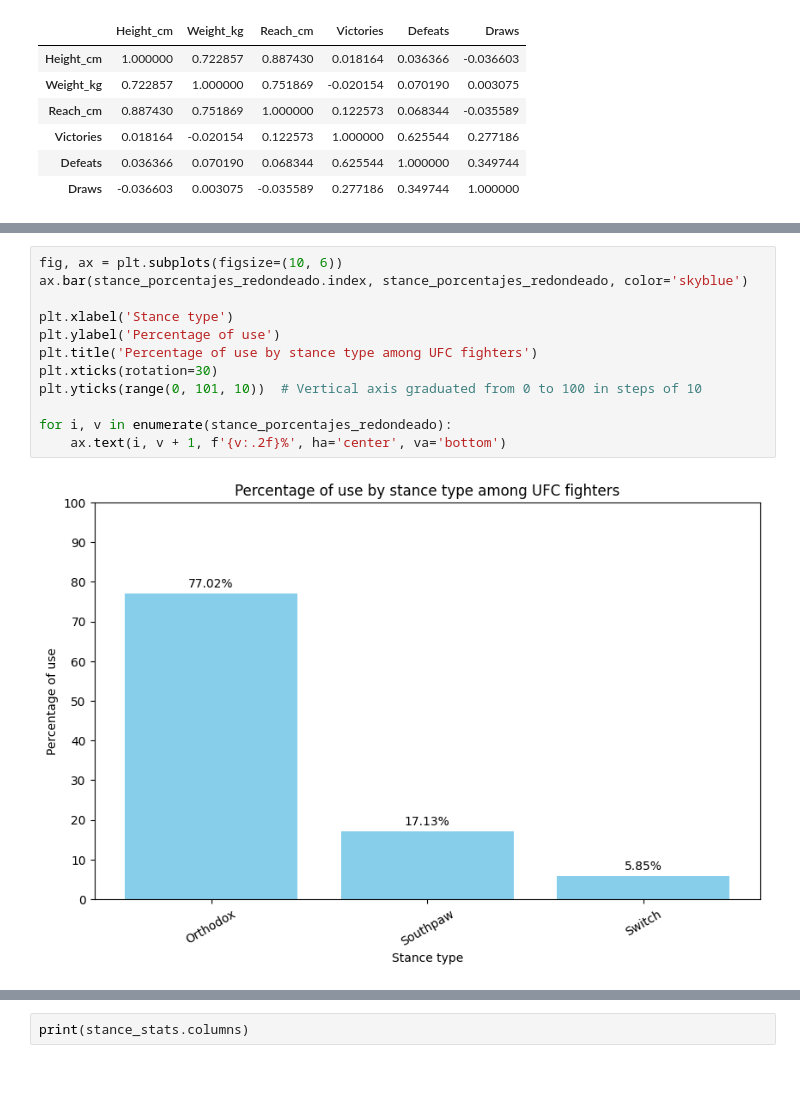
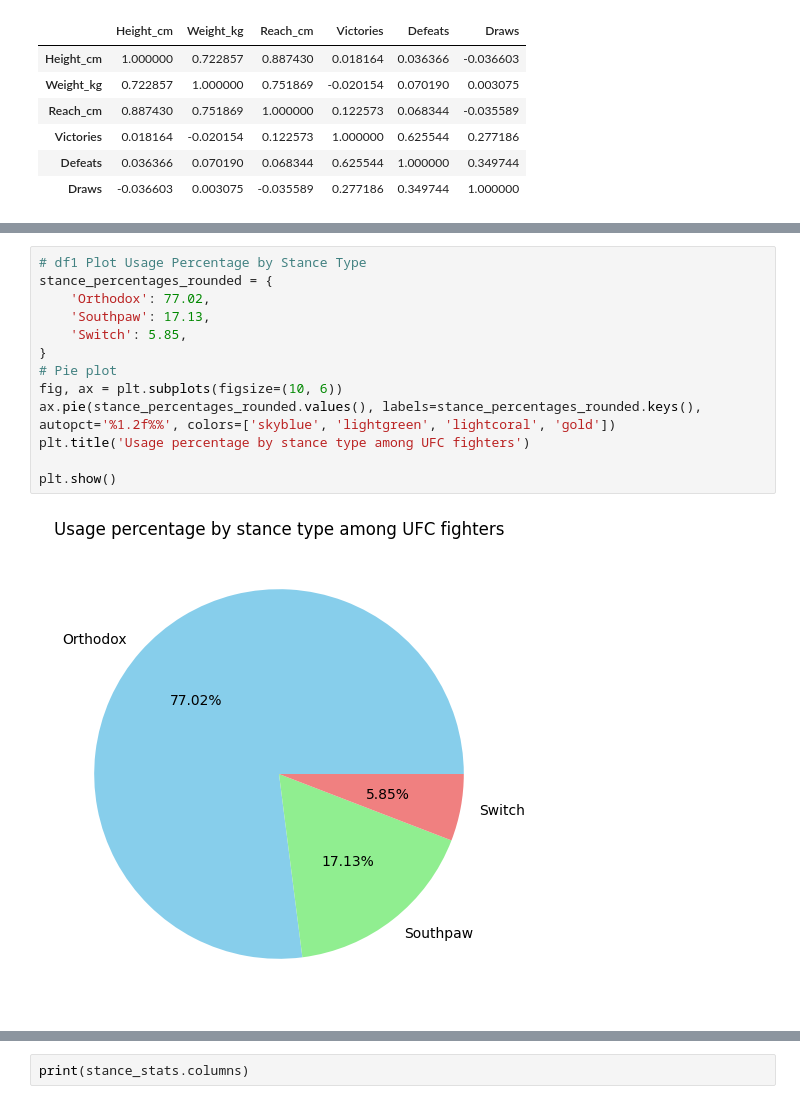
Before and after one commit to nacjacds/EDA-UFC_Fighters_performance, a Jupyter notebook: memory.ipynb, the cells around one changed output, grey strips where cells are left out. Drawn from its saved outputs; the diff is of its cells as text; blank space fills up the shorter version.

```diff
--- a/memory.ipynb
+++ b/memory.ipynb
@@ -262,17 +255,18 @@ Orthodox    77.02
 Southpaw    17.13
 Switch       5.85
 Name: count, dtype: float64
-# %%
-fig, ax = plt.subplots(figsize=(10, 6))
-ax.bar(stance_porcentajes_redondeado.index, stance_porcentajes_redondeado, color='skyblue')
-
-plt.xlabel('Stance type')
-plt.ylabel('Percentage of use')
-plt.title('Percentage of use by stance type among UFC fighters')
-plt.xticks(rotation=30)
-plt.yticks(range(0, 101, 10))  # Vertical axis graduated from 0 to 100 in steps of 10
-
-for i, v in enumerate(stance_porcentajes_redondeado):
-    ax.text(i, v + 1, f'{v:.2f}%', ha='center', va='bottom')
-# %% [output]
-[figure, removed]
+# %%
+# df1 Plot Usage Percentage by Stance Type
+stance_percentages_rounded = {
+    'Orthodox': 77.02,
+    'Southpaw': 17.13,
+    'Switch': 5.85,
+}
+# Pie plot
+fig, ax = plt.subplots(figsize=(10, 6))
+ax.pie(stance_percentages_rounded.values(), labels=stance_percentages_rounded.keys(), autopct='%1.2f%%', colors=['skyblue', 'lightgreen', 'lightcoral', 'gold'])
+plt.title('Usage percentage by stance type among UFC fighters')
+
+plt.show()
+# %% [output]
+[figure, added]
```
Also changed, not shown: parts of 97 cells of this notebook.
